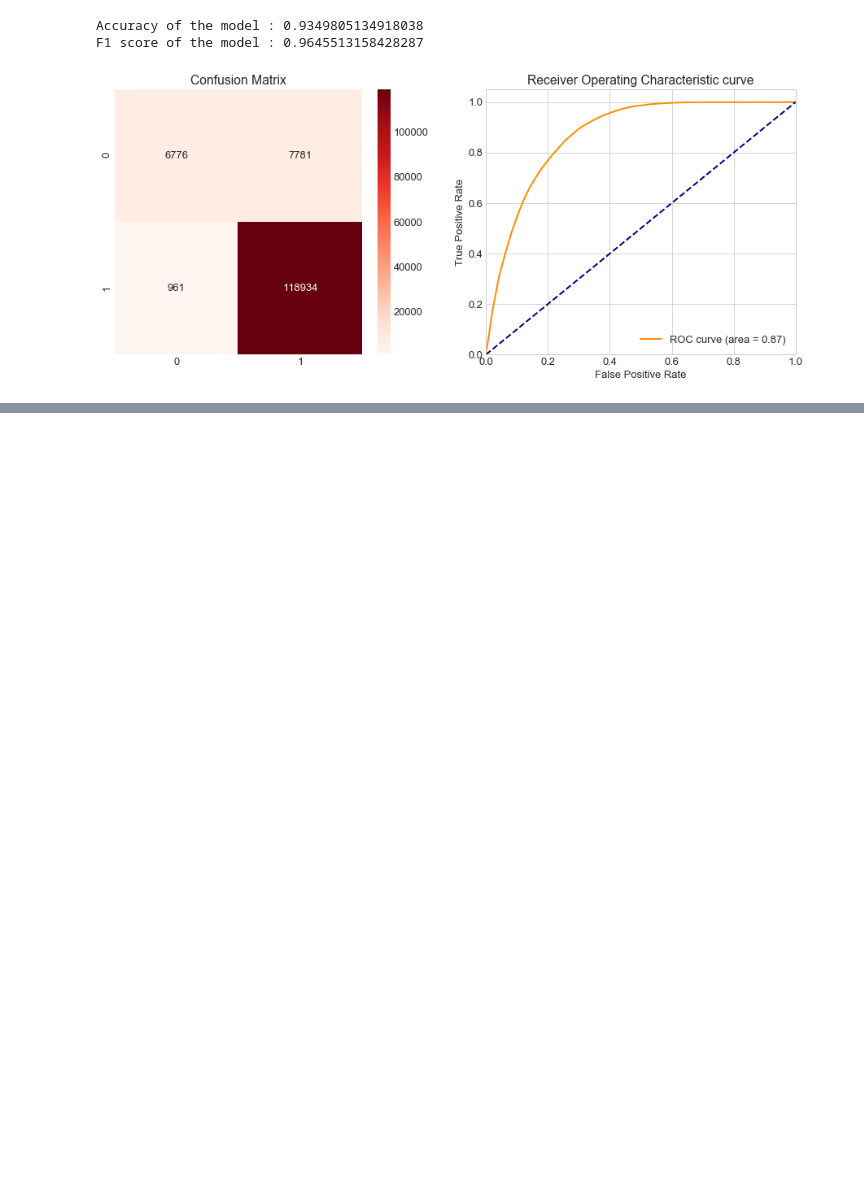
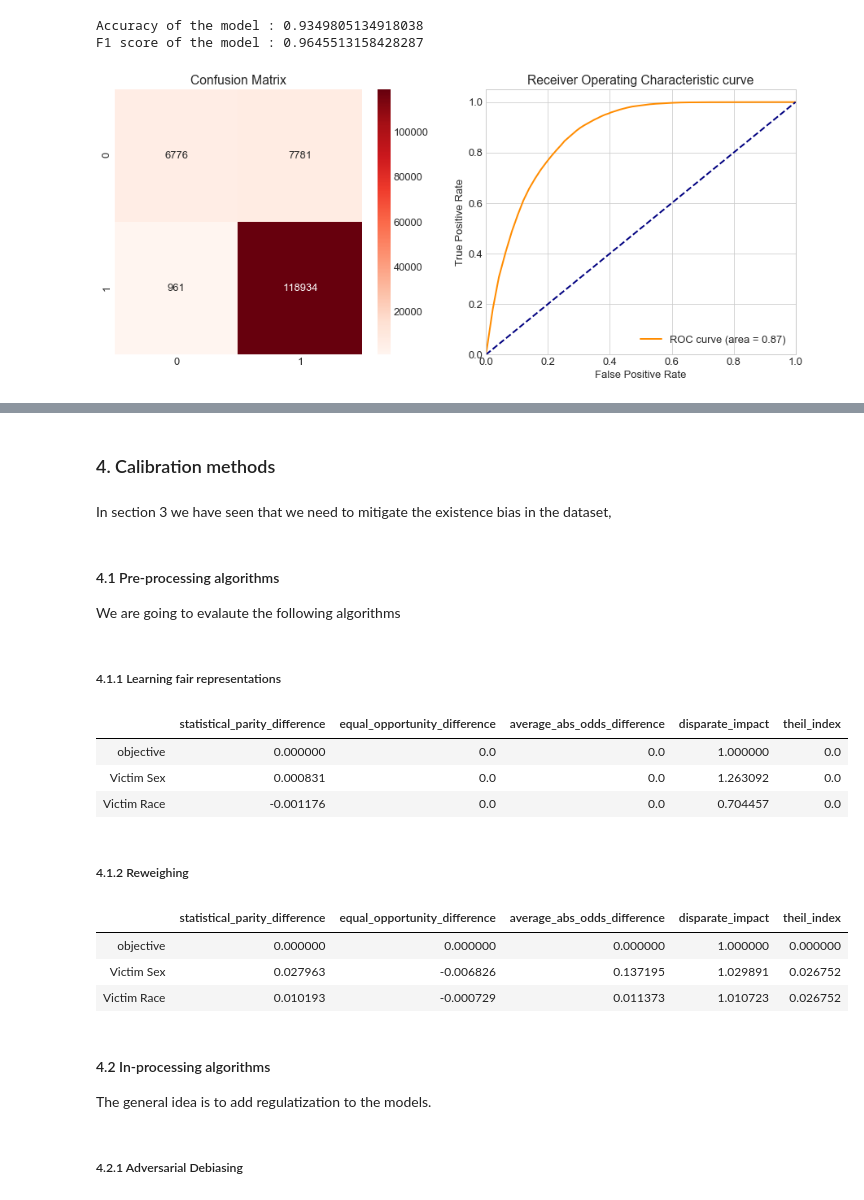
Before and after one commit to jwilliamn/calibration-methods-for-fairness, a Jupyter notebook: Calibration Methods.ipynb, the cells around one changed output, grey strips where cells are left out. Saved outputs shown, nothing was run; the diff lists cells and outputs as text; code cells hidden in the pictures; blank space fills up the shorter version.

```diff
--- a/Calibration Methods.ipynb
+++ b/Calibration Methods.ipynb
@@ -280,0 +294,47 @@ algo_metrics = pd.DataFrame(columns=['model', 'fair_metrics', 'prediction', 'pro
+# %%
+data_orig_test = data_orig_sex_test
+data_orig_train = data_orig_sex_train
+rf = rf_orig_sex
+
+probs = rf.predict_proba(data_orig_test.features)
+preds = rf.predict(data_orig_test.features)
+algo_metrics = add_to_df_algo_metrics(algo_metrics, rf, fair, preds, probs, 'Origin')
+# %% [markdown]
+### 4. Calibration methods
+# %% [markdown]
+In section 3 we have seen that we need to mitigate the existence bias in the dataset,
+# %% [markdown]
+#### 4.1 Pre-processing algorithms
+
+We are going to evalaute the following algorithms
+# %% [markdown]
+##### 4.1.1 Learning fair representations
+# %%
+privileged_groups, unprivileged_groups = get_attributes(data_orig_train, selected_attr=['Victim Sex'])
+t0 = time()
+
+LFR_model = LFR(unprivileged_groups=unprivileged_groups, privileged_groups=privileged_groups, k=1, verbose=0)
+# LFR.fit(data_orig_train)
+data_transf_train = LFR_model.fit_transform(data_orig_train)
+
+# Train and save the model
+rf_transf = RandomForestClassifier().fit(data_transf_train.features,
+                     data_transf_train.labels.ravel(),
+                     sample_weight=data_transf_train.instance_weights)
+
+data_transf_test = LFR_model.transform(data_orig_test)
+fair = get_fair_metrics_and_plot(data_transf_test, rf_transf, plot=False)
+probs = rf_transf.predict_proba(data_orig_test.features)
+preds = rf_transf.predict(data_orig_test.features)
+
+algo_metrics = add_to_df_algo_metrics(algo_metrics, rf_transf, fair, preds, probs, 'LFR')
+print('time elapsed : %.2fs'%(time()-t0))
+# %%
+fair
+# %% [output]
+|  | statistical_parity_difference | equal_opportunity_difference | average_abs_odds_difference | disparate_impact | theil_index |
+| objective | 0.000000 | 0.0 | 0.0 | 1.000000 | 0.0 |
+| Victim Sex | 0.000831 | 0.0 | 0.0 | 1.263092 | 0.0 |
+| Victim Race | -0.001176 | 0.0 | 0.0 | 0.704457 | 0.0 |
+# %% [markdown]
+##### 4.1.2 Reweighing
@@ -280,0 +361,13 @@ algo_metrics = pd.DataFrame(columns=['model', 'fair_metrics', 'prediction', 'pro
+# %%
+fair
+# %% [output]
+|  | statistical_parity_difference | equal_opportunity_difference | average_abs_odds_difference | disparate_impact | theil_index |
+| objective | 0.000000 | 0.000000 | 0.000000 | 1.000000 | 0.000000 |
+| Victim Sex | 0.027963 | -0.006826 | 0.137195 | 1.029891 | 0.026752 |
+| Victim Race | 0.010193 | -0.000729 | 0.011373 | 1.010723 | 0.026752 |
+# %% [markdown]
+#### 4.2 In-processing algorithms
+
+The general idea is to add regulatization to the models.
+# %% [markdown]
+##### 4.2.1 Adversarial Debiasing
```
Also changed, not shown: parts of 22 cells of this notebook, 1 other file.
